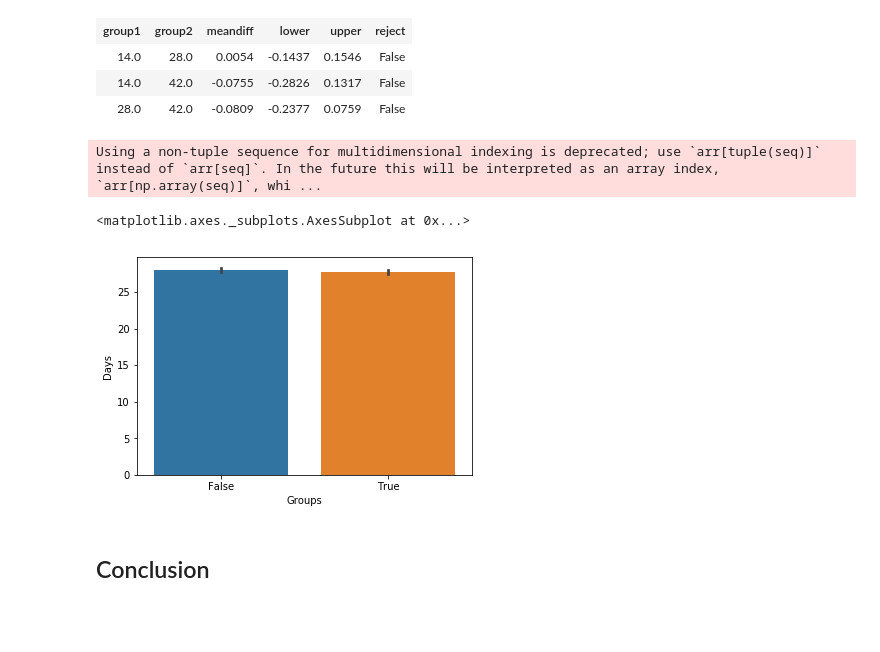
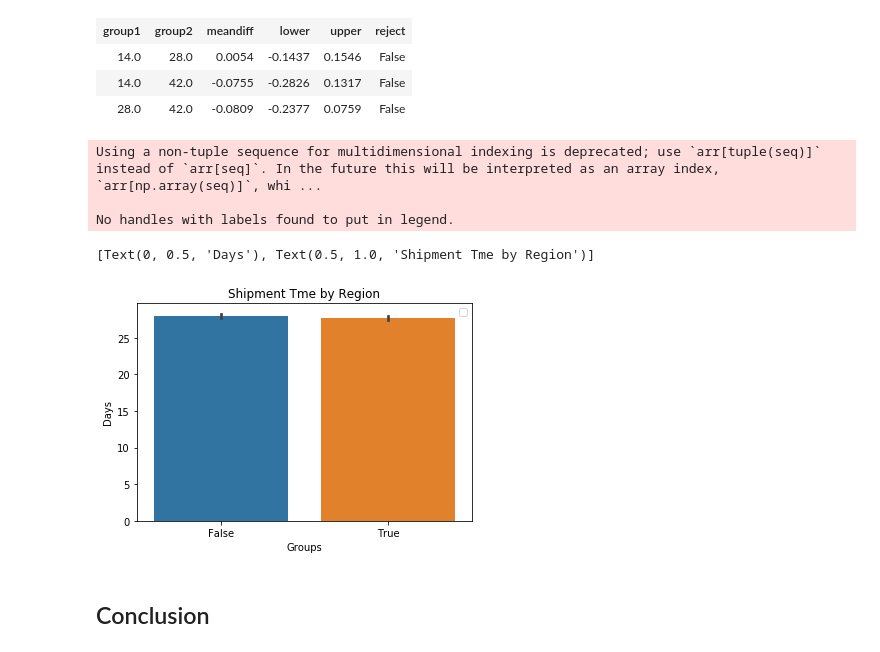
Before and after one commit to jdsmithwes/hypothesis_testing_workflow_python, a Jupyter notebook: student.ipynb, the cells around one changed output. Cells and saved outputs as stored; diff of their text form; code cells hidden in the pictures; blank space fills up the shorter version.

```diff
--- a/student.ipynb
+++ b/student.ipynb
@@ -403,12 +413,20 @@ Multiple Comparison of Means - Tukey HSD,FWER=0.05
 | 14.0 | 28.0 | 0.0054 | -0.1437 | 0.1546 | False |
 | 14.0 | 42.0 | -0.0755 | -0.2826 | 0.1317 | False |
 | 28.0 | 42.0 | -0.0809 | -0.2377 | 0.0759 | False |
-# %%
-sns.barplot(data=df, x='Groups', y='Days',ci=68)
-# %% [output]
-Using a non-tuple sequence for multidimensional indexing is deprecated; use `arr[tuple(seq)]` instead of `arr[seq]`. In the future this will be interpreted as an array index, `arr[np.array(seq)]`, whi ...
-<matplotlib.axes._subplots.AxesSubplot at 0x...>
-[figure, removed]
+# %%
+sns.barplot(data=df, x='Groups', y='Days',ci=68)
+#for k,v in groups.items():
+    #sns.distplot(v,label = k)
+#sns.barplot(data=df, x='Groups', y='Days',ci=68)
+ax = plt.gca()
+ax.legend()
+ax.set(title = 'Shipment Tme by Region',ylabel='Days')
+# %% [output]
+Using a non-tuple sequence for multidimensional indexing is deprecated; use `arr[tuple(seq)]` instead of `arr[seq]`. In the future this will be interpreted as an array index, `arr[np.array(seq)]`, whi ...
+
+No handles with labels found to put in legend.
+[Text(0, 0.5, 'Days'), Text(0.5, 1.0, 'Shipment Tme by Region')]
+[figure, added]
 # %% [markdown]
 ## Conclusion
 # %% [markdown]
```
Also changed, not shown: parts of 16 cells of this notebook.
